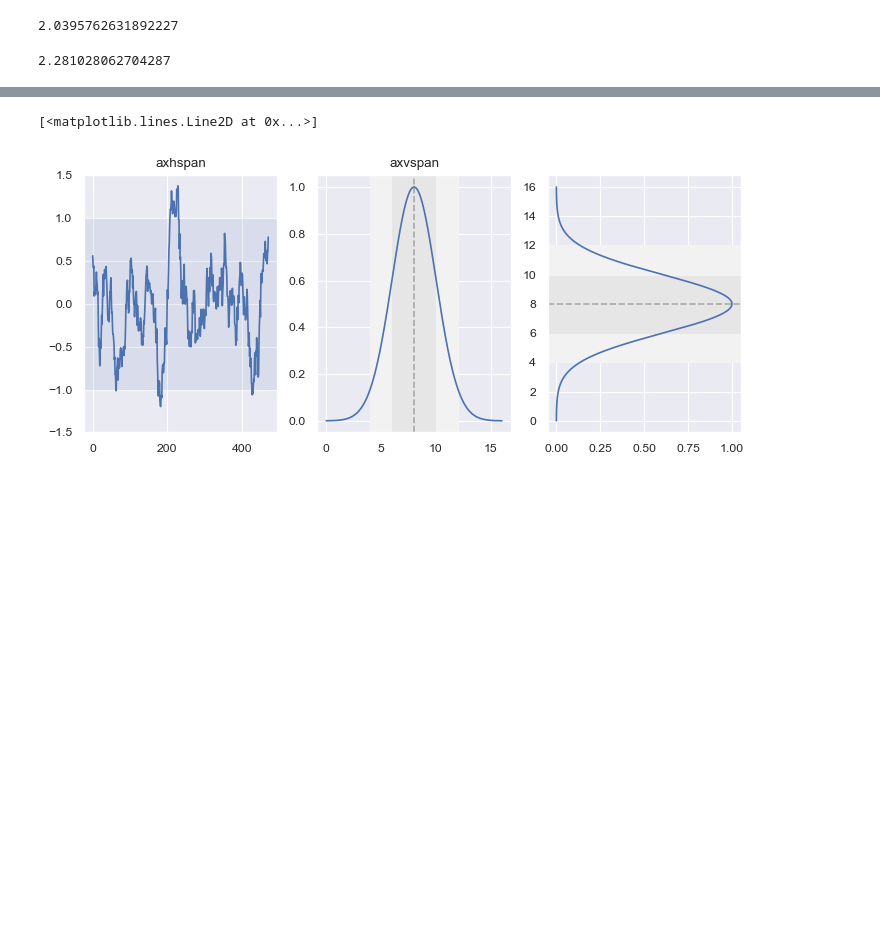
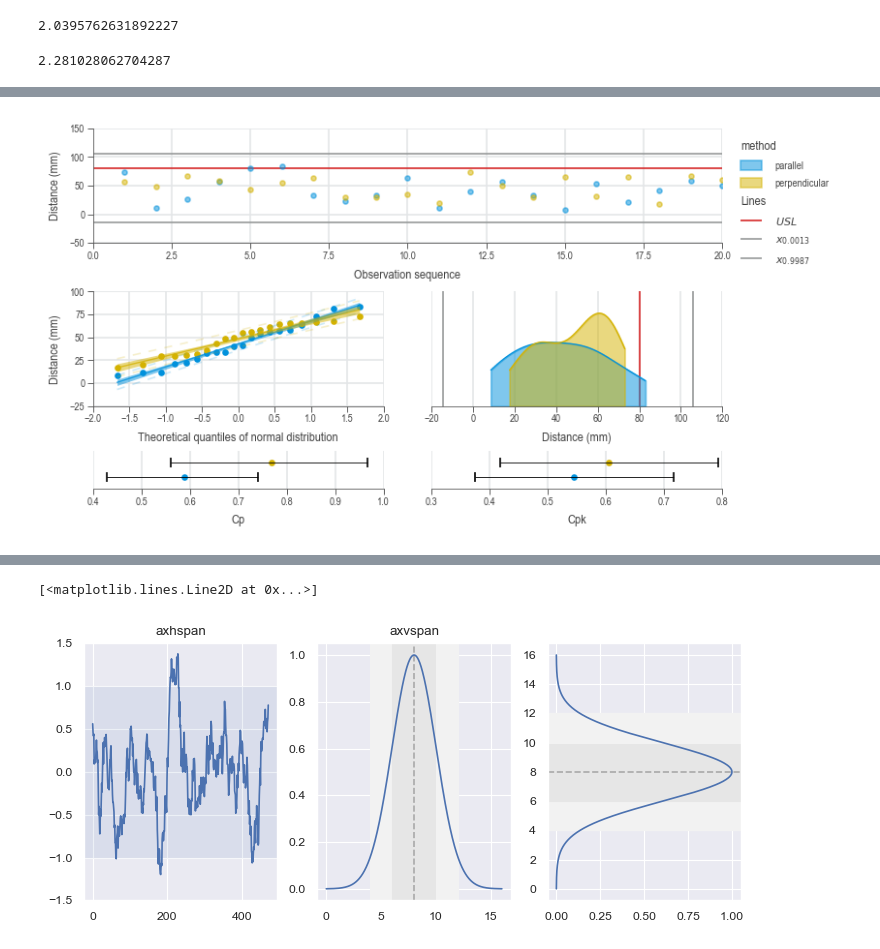
Before and after one commit to j4ggr/DaSPi, a Jupyter notebook: notebooks/doc-content_process-analysis.ipynb, the cells around one changed output, grey strips where cells are left out. Cells and saved outputs as stored; diff of their text form; code cells hidden in the pictures; blank space fills up the shorter version.

```diff
--- a/notebooks/doc-content_process-analysis.ipynb
+++ b/notebooks/doc-content_process-analysis.ipynb
@@ -167,36 +188,43 @@ chart = dsp.JointChart(
         mosaic=('rr', 'pd', 'ck',),
         height_ratios=[3, 3, 1],
         dodge=(False, False, False, True, True),
         target_on_y=(True, True, False, False, False)
     ).plot(
         dsp.Scatter
     ).plot(
         dsp.Probability,
         dist='norm'
     ).plot(
         dsp.GaussianKDE,
-        show_density_axis=False,
+        hide_axis='feature',
+        visible_spines='target',
     ).plot(
         dsp.CapabilityConfidenceInterval,
         spec_limits=(0, spec_limits[1]),
         n_groups=1,
-        kind='cp'
+        kind='cp',
+        hide_axis='feature',
+        visible_spines='target',
     ).plot(
         dsp.CapabilityConfidenceInterval,
         spec_limits=spec_limits,
         n_groups=1,
-        kind='cpk'
+        kind='cpk',
+        hide_axis='feature',
+        visible_spines='target',
     ).stripes(
         mean=False,
         control_limits=(True, False, True, False, False),
         spec_limits=(spec_limits, no_limits, spec_limits, no_limits, no_limits),
     ).label(
         target_label=(target_label, target_label, target_label, 'Cp', 'Cpk'),
         feature_label=(
             'Observation sequence',
             'Theoretical quantiles of normal distribution', '',
             '', ''),
     )
+# %% [output]
+[figure, added]
 # %%
 import numpy as np
 import daspi as dsp
```
Also changed, not shown: parts of 6 cells of this notebook, 2 other files.
